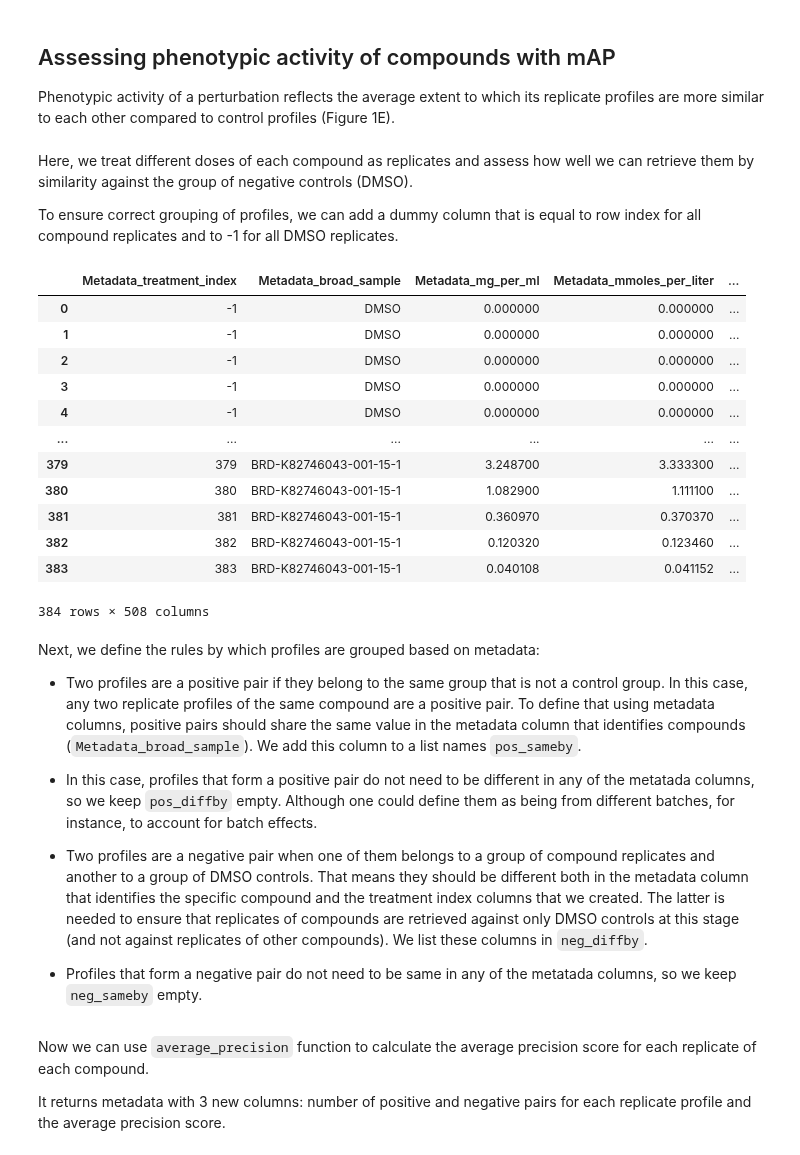
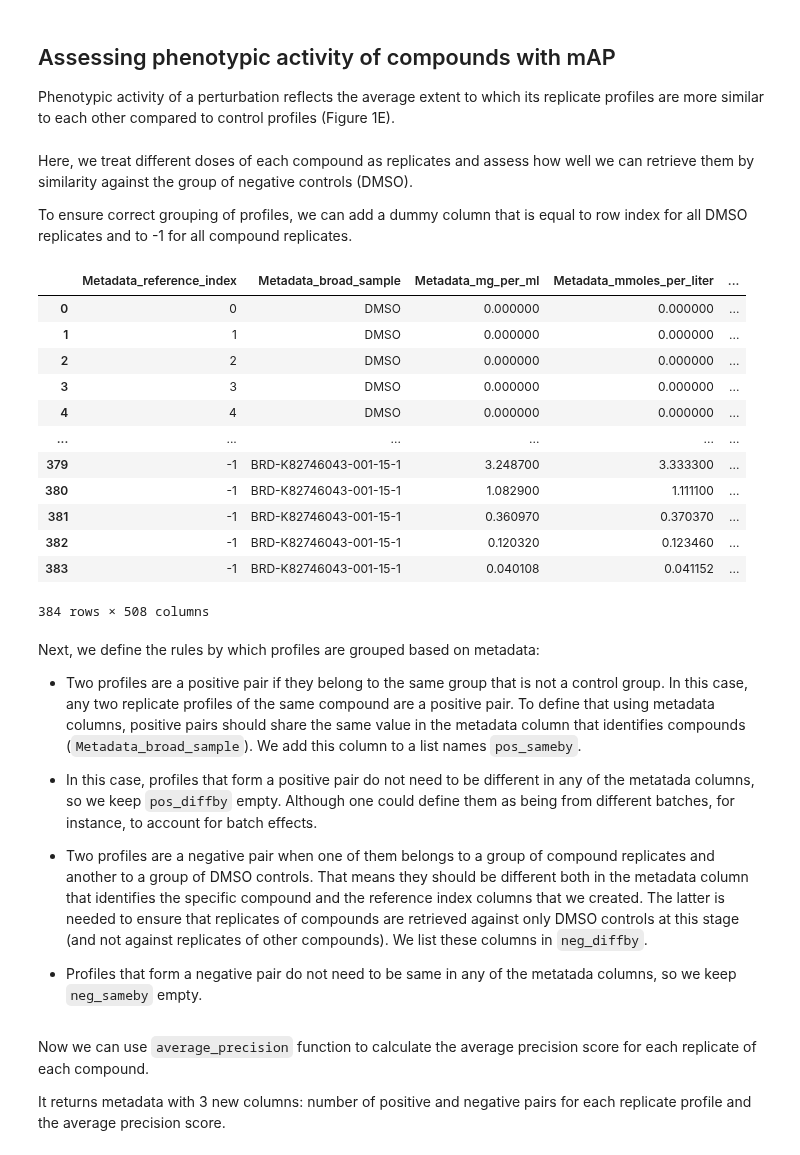
Before and after one commit to cytomining/copairs, a Jupyter notebook: examples/mAP_demo.ipynb, the cells around one changed output. Cells and saved outputs as stored; diff of their text form; code cells hidden in the pictures.

```diff
--- a/examples/mAP_demo.ipynb
+++ b/examples/mAP_demo.ipynb
@@ -92,31 +92,31 @@ Phenotypic activity of a perturbation reflects the average extent to which its r
 # %% [markdown]
 Here, we treat different doses of each compound as replicates and assess how well we can retrieve them by similarity against the group of negative controls (DMSO).
 
-To ensure correct grouping of profiles, we can add a dummy column that is equal to row index for all compound replicates and to -1 for all DMSO replicates.
+To ensure correct grouping of profiles, we can add a dummy column that is equal to row index for all DMSO replicates and to -1 for all compound replicates.
 # %%
 df_activity = df.copy()
 # make deafult value equal to row index
-df_activity["Metadata_treatment_index"] = df_activity.index
-# make index equal to -1 for all DMSO treatment replicates
-df_activity.loc[df["Metadata_broad_sample"] == "DMSO", "Metadata_treatment_index"] = -1
-# now all treatment replicates differ in the index column, except for DMSO replicates
+df_activity["Metadata_reference_index"] = df_activity.index
+# make index equal to -1 for all treatment replicates (non-DMSO)
+df_activity.loc[df["Metadata_broad_sample"] != "DMSO", "Metadata_reference_index"] = -1
+# now all treatment replicates equal -1 in the index column, except for DMSO replicates
 df_activity.insert(
-    0, "Metadata_treatment_index", df_activity.pop("Metadata_treatment_index")
+    0, "Metadata_reference_index", df_activity.pop("Metadata_reference_index")
 )
 df_activity
 # %% [output]
-|  | Metadata_treatment_index | Metadata_broad_sample | Metadata_mg_per_ml | Metadata_mmoles_per_liter | ... |
-| 0 | -1 | DMSO | 0.000000 | 0.000000 | ... |
-| 1 | -1 | DMSO | 0.000000 | 0.000000 | ... |
-| 2 | -1 | DMSO | 0.000000 | 0.000000 | ... |
-| 3 | -1 | DMSO | 0.000000 | 0.000000 | ... |
-| 4 | -1 | DMSO | 0.000000 | 0.000000 | ... |
+|  | Metadata_reference_index | Metadata_broad_sample | Metadata_mg_per_ml | Metadata_mmoles_per_liter | ... |
+| 0 | 0 | DMSO | 0.000000 | 0.000000 | ... |
+| 1 | 1 | DMSO | 0.000000 | 0.000000 | ... |
+| 2 | 2 | DMSO | 0.000000 | 0.000000 | ... |
+| 3 | 3 | DMSO | 0.000000 | 0.000000 | ... |
+| 4 | 4 | DMSO | 0.000000 | 0.000000 | ... |
 | ... | ... | ... | ... | ... | ... |
-| 379 | 379 | BRD-K82746043-001-15-1 | 3.248700 | 3.333300 | ... |
-| 380 | 380 | BRD-K82746043-001-15-1 | 1.082900 | 1.111100 | ... |
-| 381 | 381 | BRD-K82746043-001-15-1 | 0.360970 | 0.370370 | ... |
-| 382 | 382 | BRD-K82746043-001-15-1 | 0.120320 | 0.123460 | ... |
-| 383 | 383 | BRD-K82746043-001-15-1 | 0.040108 | 0.041152 | ... |
+| 379 | -1 | BRD-K82746043-001-15-1 | 3.248700 | 3.333300 | ... |
+| 380 | -1 | BRD-K82746043-001-15-1 | 1.082900 | 1.111100 | ... |
+| 381 | -1 | BRD-K82746043-001-15-1 | 0.360970 | 0.370370 | ... |
+| 382 | -1 | BRD-K82746043-001-15-1 | 0.120320 | 0.123460 | ... |
+| 383 | -1 | BRD-K82746043-001-15-1 | 0.040108 | 0.041152 | ... |
 384 rows × 508 columns
 # %% [markdown]
 Next, we define the rules by which profiles are grouped based on metadata:
@@ -125,7 +125,7 @@ Next, we define the rules by which profiles are grouped based on metadata:
 
 * In this case, profiles that form a positive pair do not need to be different in any of the metatada columns, so we keep `pos_diffby` empty. Although one could define them as being from different batches, for instance, to account for batch effects.
 
-* Two profiles are a negative pair when one of them belongs to a group of compound replicates and another to a group of DMSO controls. That means they should be different both in the metadata column that identifies the specific compound and the treatment index columns that we created. The latter is needed to ensure that replicates of compounds are retrieved against only DMSO controls at this stage (and not against replicates of other compounds). We list these columns in `neg_diffby`.
+* Two profiles are a negative pair when one of them belongs to a group of compound replicates and another to a group of DMSO controls. That means they should be different both in the metadata column that identifies the specific compound and the reference index columns that we created. The latter is needed to ensure that replicates of compounds are retrieved against only DMSO controls at this stage (and not against replicates of other compounds). We list these columns in `neg_diffby`.
 
 * Profiles that form a negative pair do not need to be same in any of the metatada columns, so we keep `neg_sameby` empty.
 # %%
```
Also changed, not shown: parts of 7 cells of this notebook.
